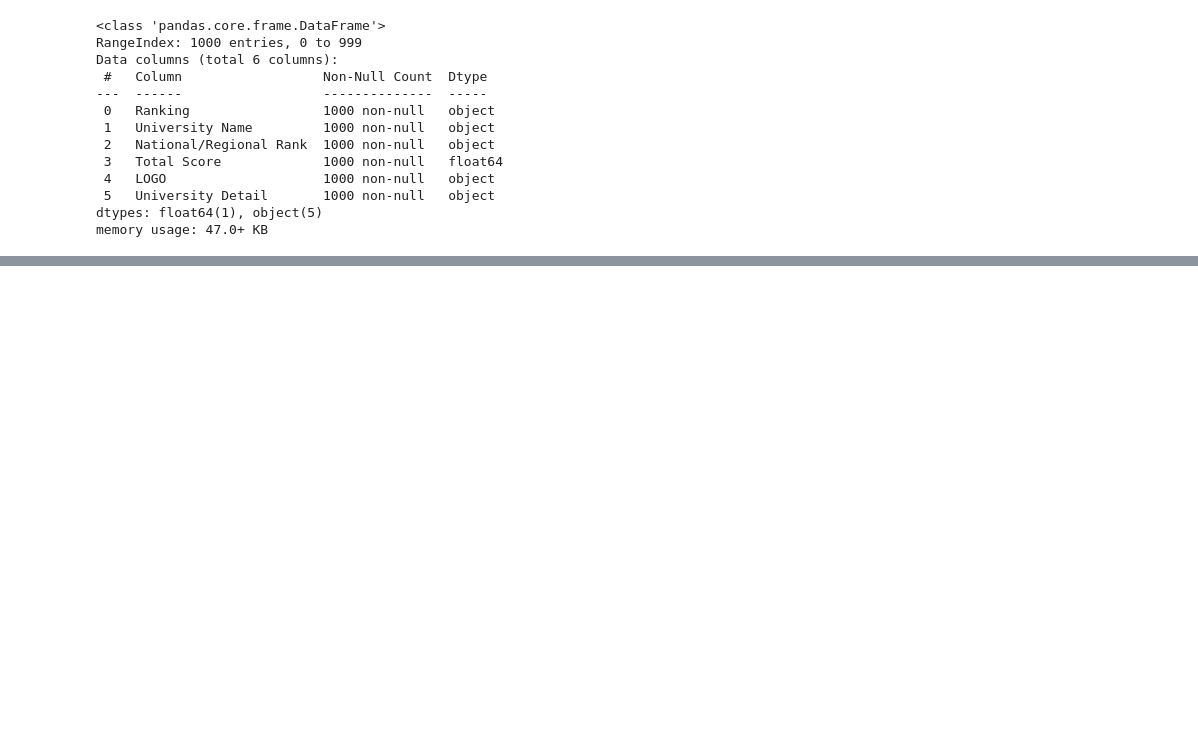
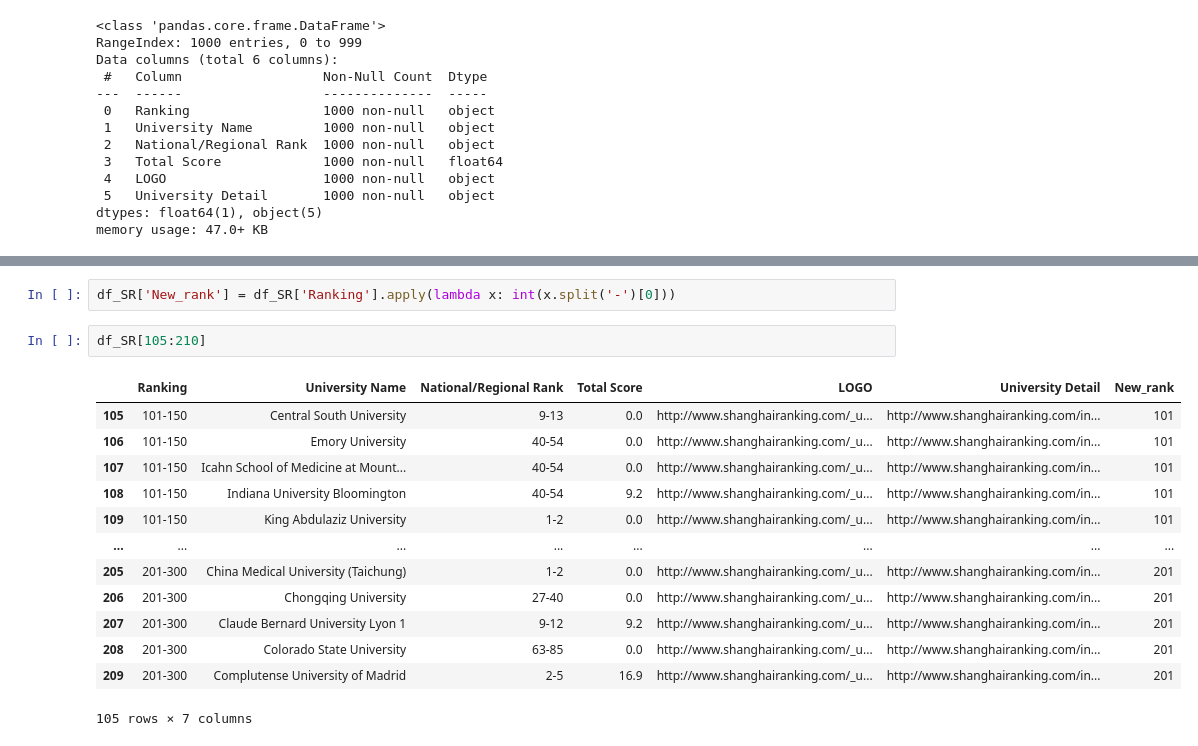
Before and after one commit to raseel4/Data_analysis_project_2, a Jupyter notebook: Project_2.ipynb, the cells around one changed output, grey strips where cells are left out. Saved outputs shown, nothing was run; the diff lists cells and outputs as text; blank space fills up the shorter version.

```diff
--- a/Project_2.ipynb
+++ b/Project_2.ipynb
@@ -134,0 +502,18 @@ df_THE.describe()
+# %%
+df_SR['New_rank'] = df_SR['Ranking'].apply(lambda x: int(x.split('-')[0]))
+# %%
+df_SR[105:210]
+# %% [output]
+|  | Ranking | University Name | National/Regional Rank | Total Score | LOGO | University Detail | New_rank |
+| 105 | 101-150 | Central South University | 9-13 | 0.0 | http://www.shanghairanking.com/_u... | http://www.shanghairanking.com/in... | 101 |
+| 106 | 101-150 | Emory University | 40-54 | 0.0 | http://www.shanghairanking.com/_u... | http://www.shanghairanking.com/in... | 101 |
+| 107 | 101-150 | Icahn School of Medicine at Mount... | 40-54 | 0.0 | http://www.shanghairanking.com/_u... | http://www.shanghairanking.com/in... | 101 |
+| 108 | 101-150 | Indiana University Bloomington | 40-54 | 9.2 | http://www.shanghairanking.com/_u... | http://www.shanghairanking.com/in... | 101 |
+| 109 | 101-150 | King Abdulaziz University | 1-2 | 0.0 | http://www.shanghairanking.com/_u... | http://www.shanghairanking.com/in... | 101 |
+| ... | ... | ... | ... | ... | ... | ... | ... |
+| 205 | 201-300 | China Medical University (Taichung) | 1-2 | 0.0 | http://www.shanghairanking.com/_u... | http://www.shanghairanking.com/in... | 201 |
+| 206 | 201-300 | Chongqing University | 27-40 | 0.0 | http://www.shanghairanking.com/_u... | http://www.shanghairanking.com/in... | 201 |
+| 207 | 201-300 | Claude Bernard University Lyon 1 | 9-12 | 9.2 | http://www.shanghairanking.com/_u... | http://www.shanghairanking.com/in... | 201 |
+| 208 | 201-300 | Colorado State University | 63-85 | 0.0 | http://www.shanghairanking.com/_u... | http://www.shanghairanking.com/in... | 201 |
+| 209 | 201-300 | Complutense University of Madrid | 2-5 | 16.9 | http://www.shanghairanking.com/_u... | http://www.shanghairanking.com/in... | 201 |
+105 rows × 7 columns
```
Also changed, not shown: parts of 42 cells of this notebook.
